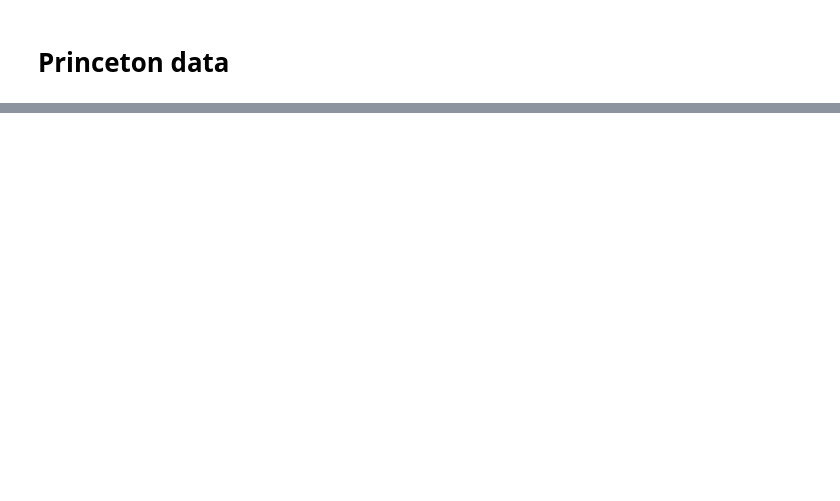
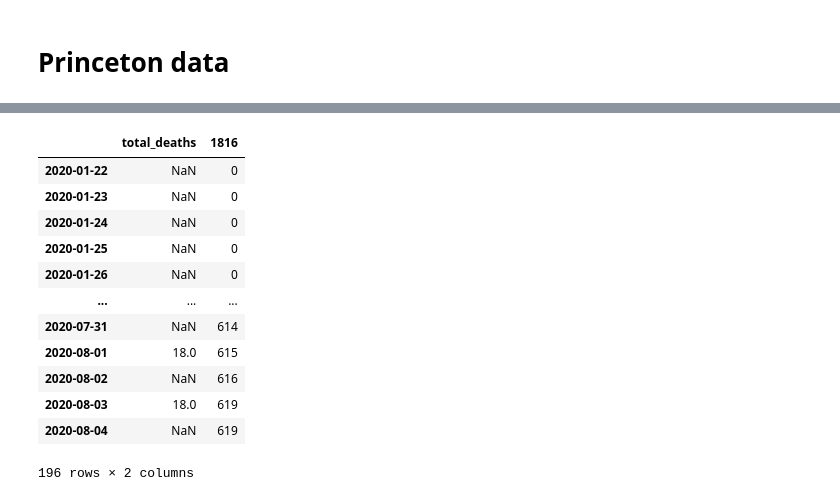
Before and after one commit to danielsuo/princeton.fyi, a Jupyter notebook: notebooks/Testing.ipynb, the cells around one changed output, grey strips where cells are left out. Saved outputs shown, nothing was run; the diff lists cells and outputs as text; code cells hidden in the pictures; blank space fills up the shorter version.

```diff
--- a/notebooks/Testing.ipynb
+++ b/notebooks/Testing.ipynb
@@ -162,0 +184,16 @@ srcs["princeton"].df[["total_positive", "total_deaths"]].iloc[::-1].plot()
+# %%
+pd.merge(deaths["local"], deaths["county"], how="outer", left_index=True, right_index=True)
+# %% [output]
+|  | total_deaths | 1816 |
+| 2020-01-22 | NaN | 0 |
+| 2020-01-23 | NaN | 0 |
+| 2020-01-24 | NaN | 0 |
+| 2020-01-25 | NaN | 0 |
+| 2020-01-26 | NaN | 0 |
+| ... | ... | ... |
+| 2020-07-31 | NaN | 614 |
+| 2020-08-01 | 18.0 | 615 |
+| 2020-08-02 | NaN | 616 |
+| 2020-08-03 | 18.0 | 619 |
+| 2020-08-04 | NaN | 619 |
+196 rows × 2 columns
```
Also changed, not shown: parts of 18 cells of this notebook, 1 other file.
